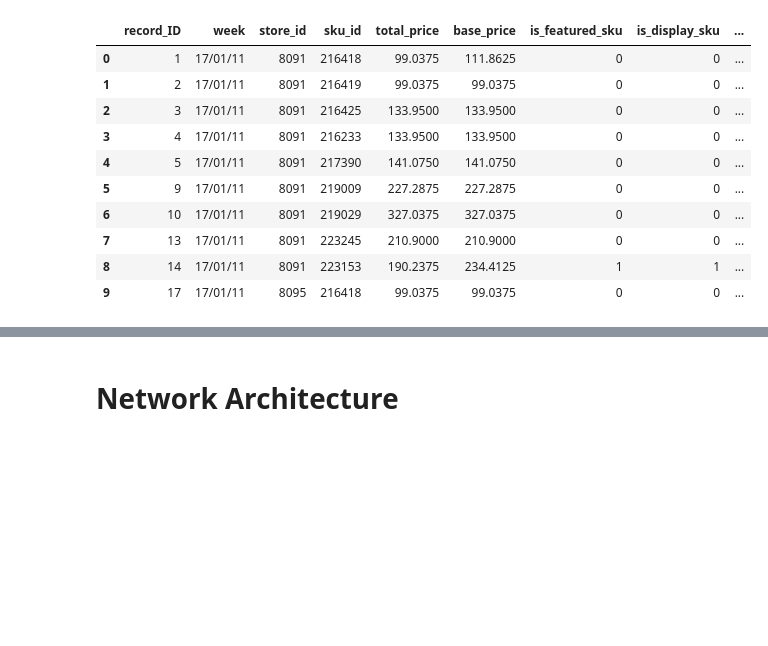
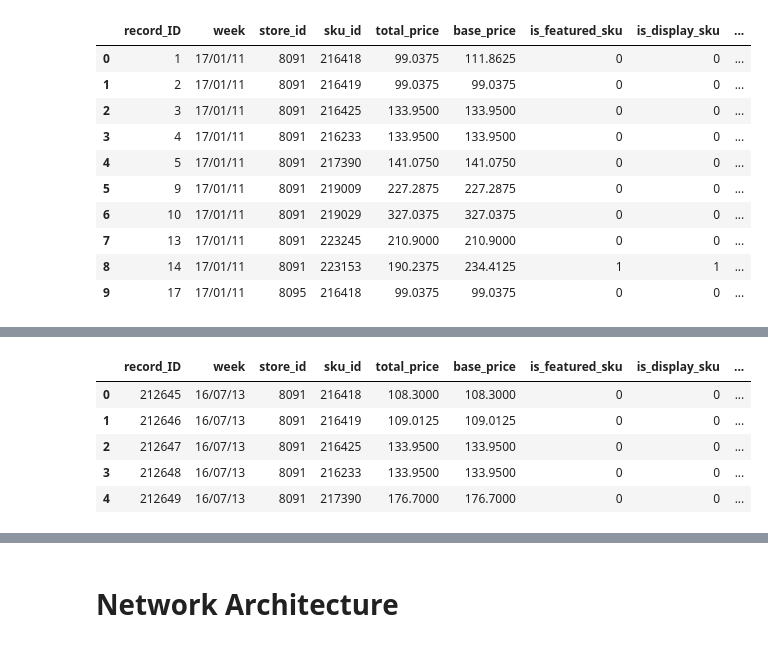
Before and after one commit to sumanyurosha/hackathons, a Jupyter notebook: Demand_Forecasting.ipynb, the cells around one changed output, grey strips where cells are left out. Cells and saved outputs as stored; diff of their text form; code cells hidden in the pictures; blank space fills up the shorter version.

```diff
--- a/Demand_Forecasting.ipynb
+++ b/Demand_Forecasting.ipynb
@@ -11,3 +10,6 @@ test_file = '/content/drive/My Drive/Resources/Datasets/Demand Forecasting/test_
+# %%
+train_file = '../input/train_0irEZ2H.csv'
+test_file = '../input/test_nfaJ3J5.csv'
 # %%
 train_data = pd.read_csv(train_file)
 train_data.head(10)
@@ -25,0 +65,3 @@ train_data.head(10)
+# %%
+test_data = pd.read_csv(test_file)
+test_data.head()
@@ -25,0 +87,10 @@ train_data.head(10)
+# %%
+test_data['units_sold'] = np.zeros(len(test_data)) -1
+test_data.head()
+# %% [output]
+|  | record_ID | week | store_id | sku_id | total_price | base_price | is_featured_sku | is_display_sku | ... |
+| 0 | 212645 | 16/07/13 | 8091 | 216418 | 108.3000 | 108.3000 | 0 | 0 | ... |
+| 1 | 212646 | 16/07/13 | 8091 | 216419 | 109.0125 | 109.0125 | 0 | 0 | ... |
+| 2 | 212647 | 16/07/13 | 8091 | 216425 | 133.9500 | 133.9500 | 0 | 0 | ... |
+| 3 | 212648 | 16/07/13 | 8091 | 216233 | 133.9500 | 133.9500 | 0 | 0 | ... |
+| 4 | 212649 | 16/07/13 | 8091 | 217390 | 176.7000 | 176.7000 | 0 | 0 | ... |
```
Also changed, not shown: parts of 59 cells of this notebook.
